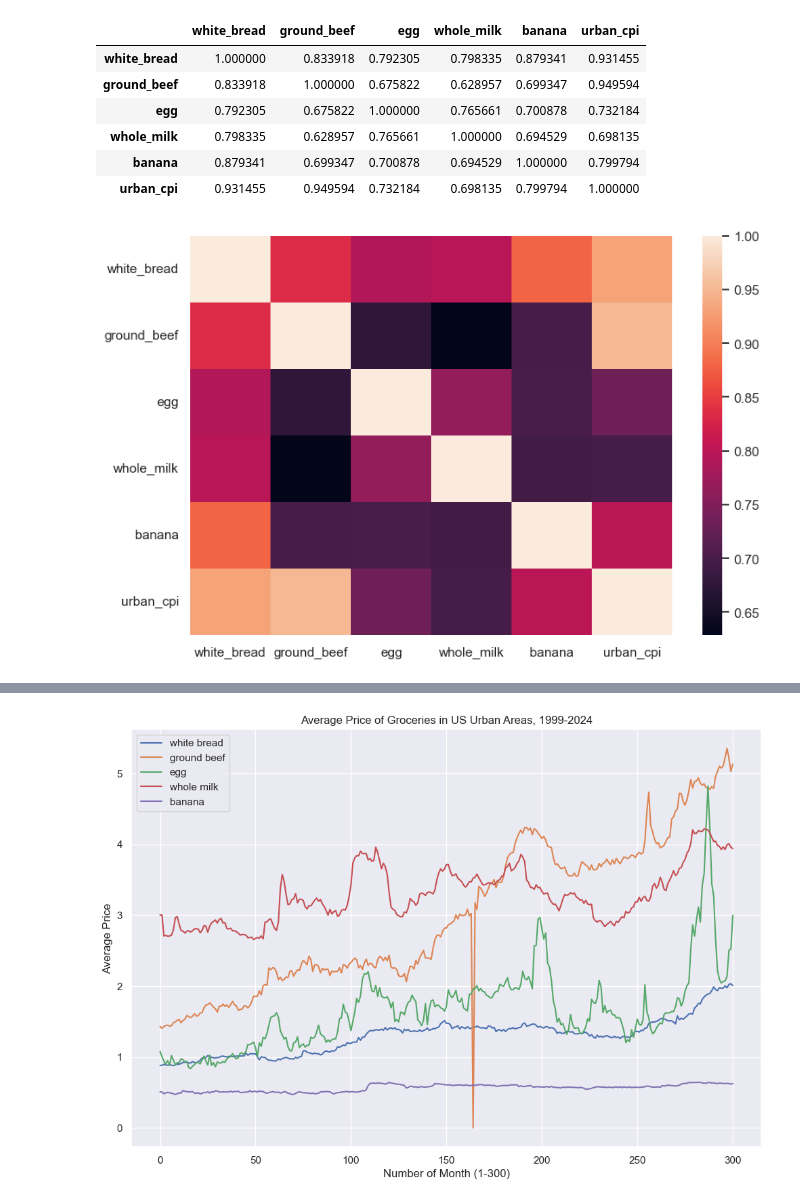
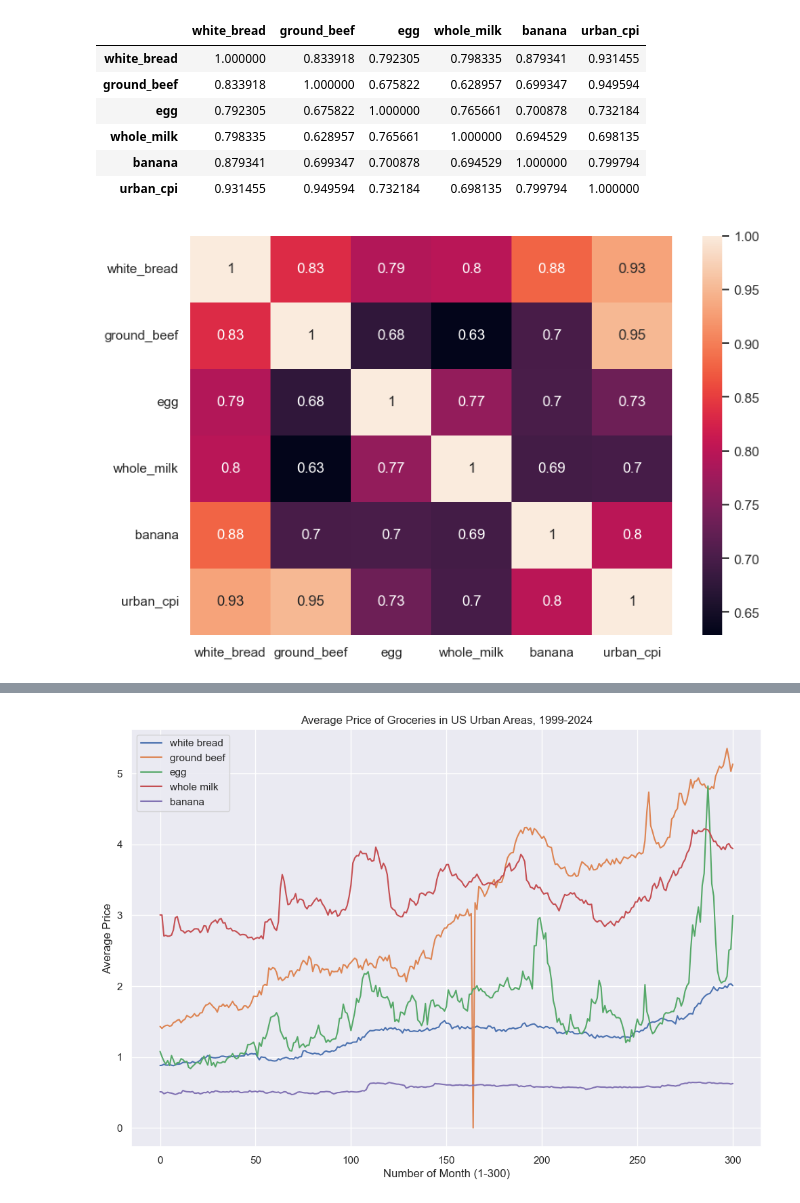
Before and after one commit to matthewjchin/grocerypriceanalysis, a Jupyter notebook: fred_groceries_eda.ipynb, the cells around one changed output, grey strips where cells are left out. Cells and saved outputs as stored; diff of their text form; code cells hidden in the pictures.

```diff
--- a/fred_groceries_eda.ipynb
+++ b/fred_groceries_eda.ipynb
@@ -86,8 +112,10 @@ no_date_groceries.corr()
 | urban_cpi | 0.931455 | 0.949594 | 0.732184 | 0.698135 | 0.799794 | 1.000000 |
 # %%
 # Visualize the correlation table via heatmap from seaborn library.
+# Numeric labels also included.
+
 plt.figure(figsize=(9,6))
-sns.heatmap(no_date_groceries.corr())
+sns.heatmap(no_date_groceries.corr(), annot=True)
 plt.show()
 # %% [output]
-[figure, old version]
+[figure, new version]
```
Also changed, not shown: parts of 16 cells of this notebook, 2 other files.
